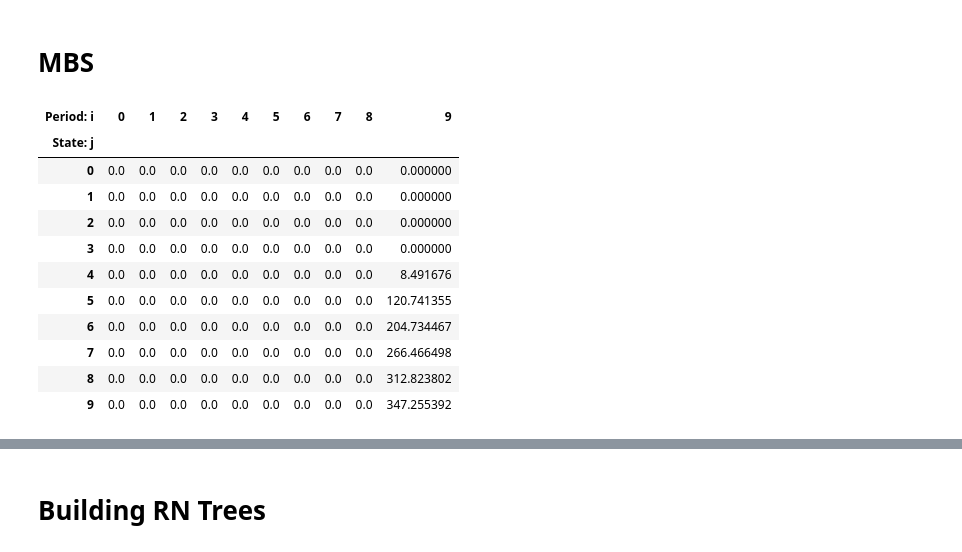
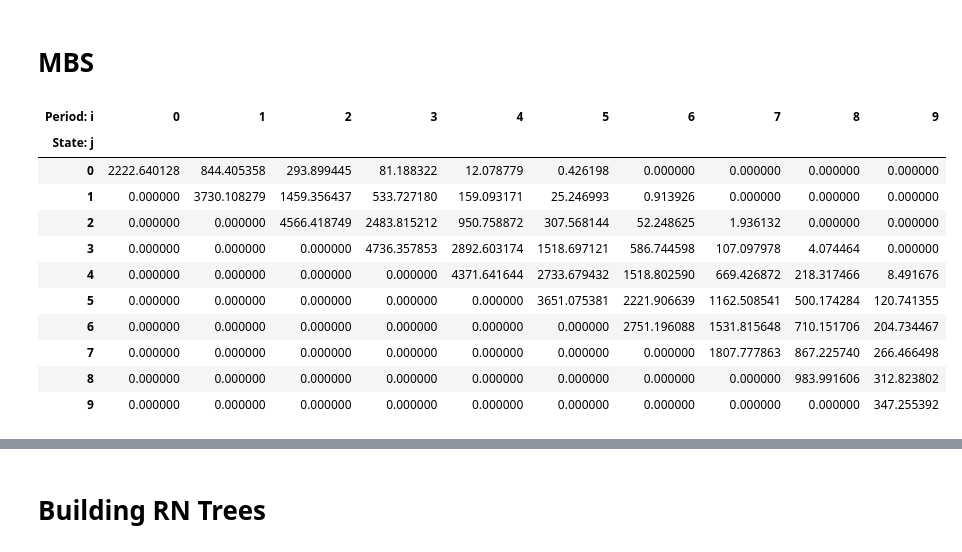
Before and after one commit to Pj-354/FICC-Coursework, a Jupyter notebook: FICC_Summative_Assignment_v2_good.ipynb, the cells around one changed output, grey strips where cells are left out. Saved outputs shown, nothing was run; the diff lists cells and outputs as text; code cells hidden in the pictures.

```diff
--- a/FICC_Summative_Assignment_v2_good.ipynb
+++ b/FICC_Summative_Assignment_v2_good.ipynb
@@ -98,45 +85,51 @@ def mortgage_value_prepay(rate = 0.07564, dt = dt, periods = 10, principal = Pri
     Mortgage_Tree_With_Prepay = np.zeros([periods, periods])
     for i in reversed(range(0, periods)):
         for j in range(0, i + 1):
-            Value_Wait = (0.5 *(mortgage_tree_no_prepay[j , i + 1] + mortgage_tree_no_prepay[j+1, i+1])) * np.exp(-binomial_tree[j, i] * dt)
-            Value_Exercise = np.maximum(0, mortgage_tree_no_prepay[j,i] - outstanding_principal[i])
+            if i == periods -1:
+                Value_Wait = (0.5 *(mortgage_tree_no_prepay[j , i + 1] + mortgage_tree_no_prepay[j+1, i+1])) * np.exp(-binomial_tree[j, i] * dt)
+                Value_Exercise = np.maximum(0, mortgage_tree_no_prepay[j,i] - outstanding_principal[i])
+            if i != periods-1:
+                Value_Wait = (0.5 *(Mortgage_Tree_With_Prepay[j , i + 1] + Mortgage_Tree_With_Prepay[j+1, i+1])) * np.exp(-binomial_tree[j, i] * dt)
+                Value_Exercise = np.maximum(0, mortgage_tree_no_prepay[j,i] - outstanding_principal[i])
             if Value_Exercise - Value_Wait > 0:
                 Mortgage_Tree_With_Prepay[j,i] = np.maximum(Value_Exercise, Value_Wait)
+            else:
+                Mortgage_Tree_With_Prepay[j,i] = Value_Wait
 
     return Mortgage_Tree_With_Prepay
 
 
 def mortgage_amortisation_schedule(rate, N = 10, principal = Principal):
 
-    periods = np.array([i for i in range(1, T+1)])
+    periods = np.array([i for i in range(1,N+1)])
     total_coupon = principal / np.sum(1/(1 + rate/2)**periods)
 
     outstanding_balance = np.zeros(N) #Starts at i = 0
     outstanding_balance[0] = principal
     interest_payment_schedule = np.zeros(N-1) #Starts at i = 1
     principal_payment_schedule = np.zeros(N-1) #Starts at i = 1
 
     for i in range(N-1):
         interest_payment = outstanding_balance[i] * rate/2
         interest_payment_schedule[i] = interest_payment
 
         principal_payment = total_coupon - interest_payment
         outstanding_balance[i+1] = outstanding_balance[i] - principal_payment
         principal_payment_schedule[i] =principal_payment
 
     return interest_payment_schedule, principal_payment_schedule, outstanding_balance, total_coupon
 
 array2dataframe(mortgage_value_prepay())
 # %% [output]
 | Period: i | 0 | 1 | 2 | 3 | 4 | 5 | 6 | 7 | 8 | 9 |
 | State: j |  |  |  |  |  |  |  |  |  |  |
-| 0 | 0.0 | 0.0 | 0.0 | 0.0 | 0.0 | 0.0 | 0.0 | 0.0 | 0.0 | 0.000000 |
-| 1 | 0.0 | 0.0 | 0.0 | 0.0 | 0.0 | 0.0 | 0.0 | 0.0 | 0.0 | 0.000000 |
-| 2 | 0.0 | 0.0 | 0.0 | 0.0 | 0.0 | 0.0 | 0.0 | 0.0 | 0.0 | 0.000000 |
-| 3 | 0.0 | 0.0 | 0.0 | 0.0 | 0.0 | 0.0 | 0.0 | 0.0 | 0.0 | 0.000000 |
-| 4 | 0.0 | 0.0 | 0.0 | 0.0 | 0.0 | 0.0 | 0.0 | 0.0 | 0.0 | 8.491676 |
-| 5 | 0.0 | 0.0 | 0.0 | 0.0 | 0.0 | 0.0 | 0.0 | 0.0 | 0.0 | 120.741355 |
-| 6 | 0.0 | 0.0 | 0.0 | 0.0 | 0.0 | 0.0 | 0.0 | 0.0 | 0.0 | 204.734467 |
-| 7 | 0.0 | 0.0 | 0.0 | 0.0 | 0.0 | 0.0 | 0.0 | 0.0 | 0.0 | 266.466498 |
-| 8 | 0.0 | 0.0 | 0.0 | 0.0 | 0.0 | 0.0 | 0.0 | 0.0 | 0.0 | 312.823802 |
-| 9 | 0.0 | 0.0 | 0.0 | 0.0 | 0.0 | 0.0 | 0.0 | 0.0 | 0.0 | 347.255392 |
+| 0 | 2222.640128 | 844.405358 | 293.899445 | 81.188322 | 12.078779 | 0.426198 | 0.000000 | 0.000000 | 0.000000 | 0.000000 |
+| 1 | 0.000000 | 3730.108279 | 1459.356437 | 533.727180 | 159.093171 | 25.246993 | 0.913926 | 0.000000 | 0.000000 | 0.000000 |
+| 2 | 0.000000 | 0.000000 | 4566.418749 | 2483.815212 | 950.758872 | 307.568144 | 52.248625 | 1.936132 | 0.000000 | 0.000000 |
+| 3 | 0.000000 | 0.000000 | 0.000000 | 4736.357853 | 2892.603174 | 1518.697121 | 586.744598 | 107.097978 | 4.074464 | 0.000000 |
+| 4 | 0.000000 | 0.000000 | 0.000000 | 0.000000 | 4371.641644 | 2733.679432 | 1518.802590 | 669.426872 | 218.317466 | 8.491676 |
+| 5 | 0.000000 | 0.000000 | 0.000000 | 0.000000 | 0.000000 | 3651.075381 | 2221.906639 | 1162.508541 | 500.174284 | 120.741355 |
+| 6 | 0.000000 | 0.000000 | 0.000000 | 0.000000 | 0.000000 | 0.000000 | 2751.196088 | 1531.815648 | 710.151706 | 204.734467 |
+| 7 | 0.000000 | 0.000000 | 0.000000 | 0.000000 | 0.000000 | 0.000000 | 0.000000 | 1807.777863 | 867.225740 | 266.466498 |
+| 8 | 0.000000 | 0.000000 | 0.000000 | 0.000000 | 0.000000 | 0.000000 | 0.000000 | 0.000000 | 983.991606 | 312.823802 |
+| 9 | 0.000000 | 0.000000 | 0.000000 | 0.000000 | 0.000000 | 0.000000 | 0.000000 | 0.000000 | 0.000000 | 347.255392 |
```
Also changed, not shown: parts of 9 cells of this notebook.
